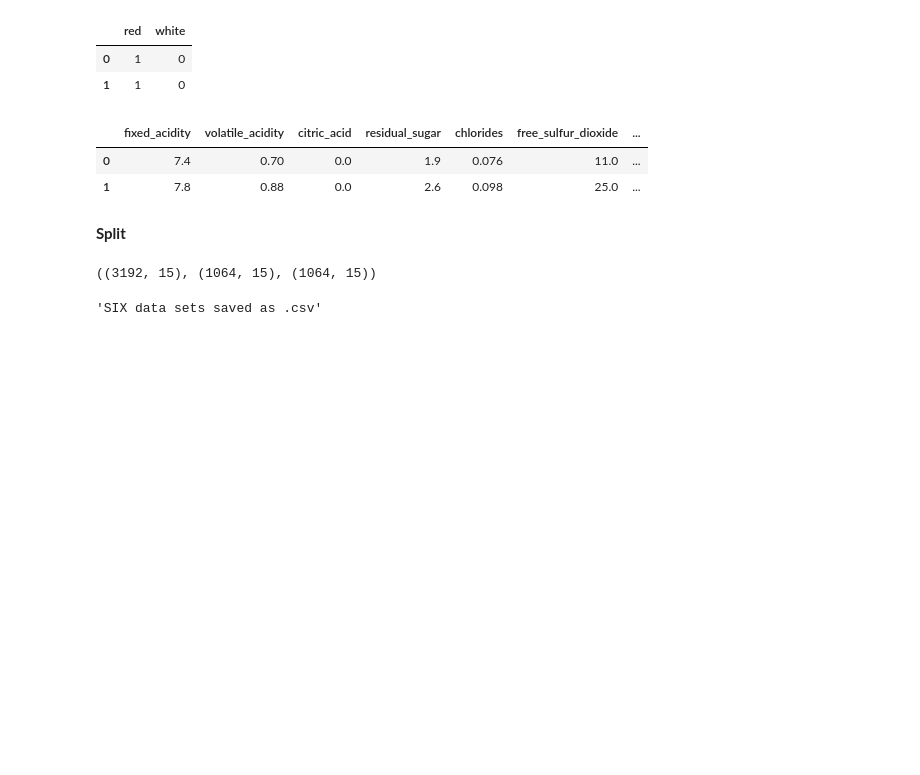
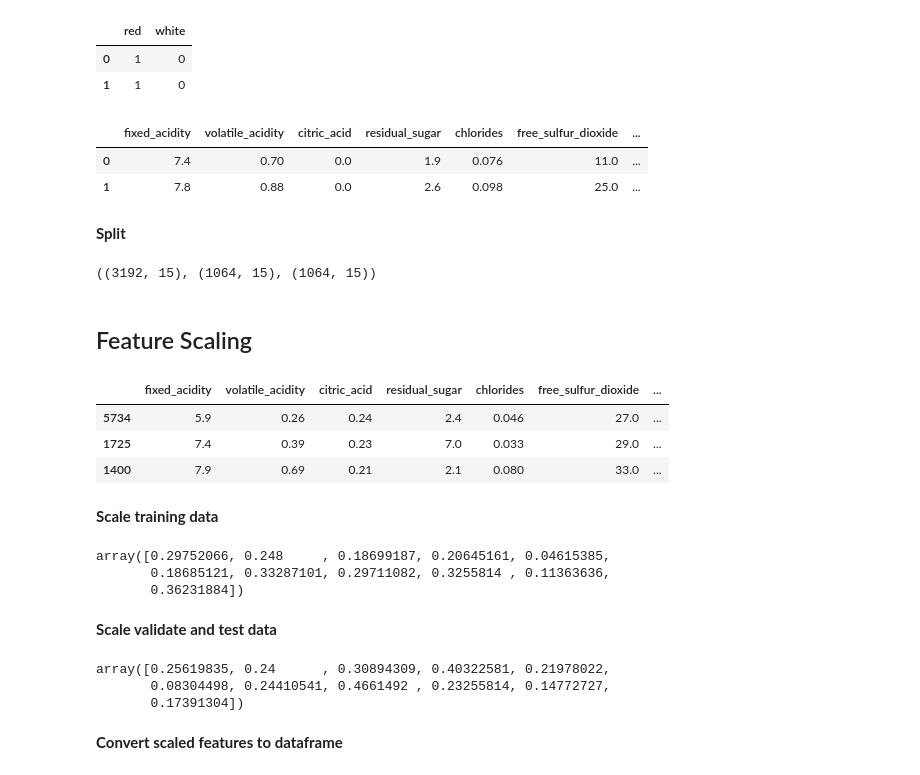
Before and after one commit to Codeup-Clustering-Project/wine_quality, a Jupyter notebook: 02_prepare.ipynb, the cells around one changed output. Cells and saved outputs as stored; diff of their text form; code cells hidden in the pictures; blank space fills up the shorter version.

```diff
--- a/02_prepare.ipynb
+++ b/02_prepare.ipynb
@@ -24,7 +24,7 @@ warnings.filterwarnings("ignore")
 **Get data**
 # %%
 # load data from the original data file
-wine = pd.read_csv("../origainal_data/00_wine_original_data.csv", index_col=0)
+wine = pd.read_csv("./origainal_data/00_wine_original_data.csv", index_col=0)
 wine = wine.reset_index(drop=True) # reset the index (0-len of df)
 wine.head()
 # %% [output]
@@ -111,15 +111,20 @@ train, validate, test = prepare_.split_data_(df=wine,
 (train.shape, validate.shape, test.shape)
 # %% [output]
 ((3192, 15), (1064, 15), (1064, 15))
-# %%
-# save created data frames into csv
-prepare_.save_split_data_(original_df=original_clean_wine,
-                          encoded_scaled_df=wine,
-                          train=train,
-                          validate=validate,
-                          test=test,
-                         test_size=0.2,
-                         stratify_col= "quality",
-                         random_state=95)
-# %% [output]
-'SIX data sets saved as .csv'
+# %% [markdown]
+## Feature Scaling
+# %%
+# separate features to scale from the target
+feature_columns = train.iloc[:,:-4].columns # get the columns
+
+x_features_train = train[feature_columns]
+x_features_validate = validate[feature_columns]
+x_features_test = test[feature_columns]
+x_features_train.head(3)
+# %% [output]
+|  | fixed_acidity | volatile_acidity | citric_acid | residual_sugar | chlorides | free_sulfur_dioxide | ... |
+| 5734 | 5.9 | 0.26 | 0.24 | 2.4 | 0.046 | 27.0 | ... |
+| 1725 | 7.4 | 0.39 | 0.23 | 7.0 | 0.033 | 29.0 | ... |
+| 1400 | 7.9 | 0.69 | 0.21 | 2.1 | 0.080 | 33.0 | ... |
+# %% [markdown]
+**Scale training data**
@@ -125,0 +139,8 @@ prepare_.save_split_data_(original_df=original_clean_wine,
+# %%
+x_features_train[1]
+# %% [output]
+array([0.29752066, 0.248     , 0.18699187, 0.20645161, 0.04615385,
+       0.18685121, 0.33287101, 0.29711082, 0.3255814 , 0.11363636,
+       0.36231884])
+# %% [markdown]
+**Scale validate and test data**
@@ -125,0 +151,8 @@ prepare_.save_split_data_(original_df=original_clean_wine,
+# %%
+x_features_validate[1]
+# %% [output]
+array([0.25619835, 0.24      , 0.30894309, 0.40322581, 0.21978022,
+       0.08304498, 0.24410541, 0.4661492 , 0.23255814, 0.14772727,
+       0.17391304])
+# %% [markdown]
+**Convert scaled features to dataframe**
```
Also changed, not shown: parts of 13 cells of this notebook, 1 other file.
